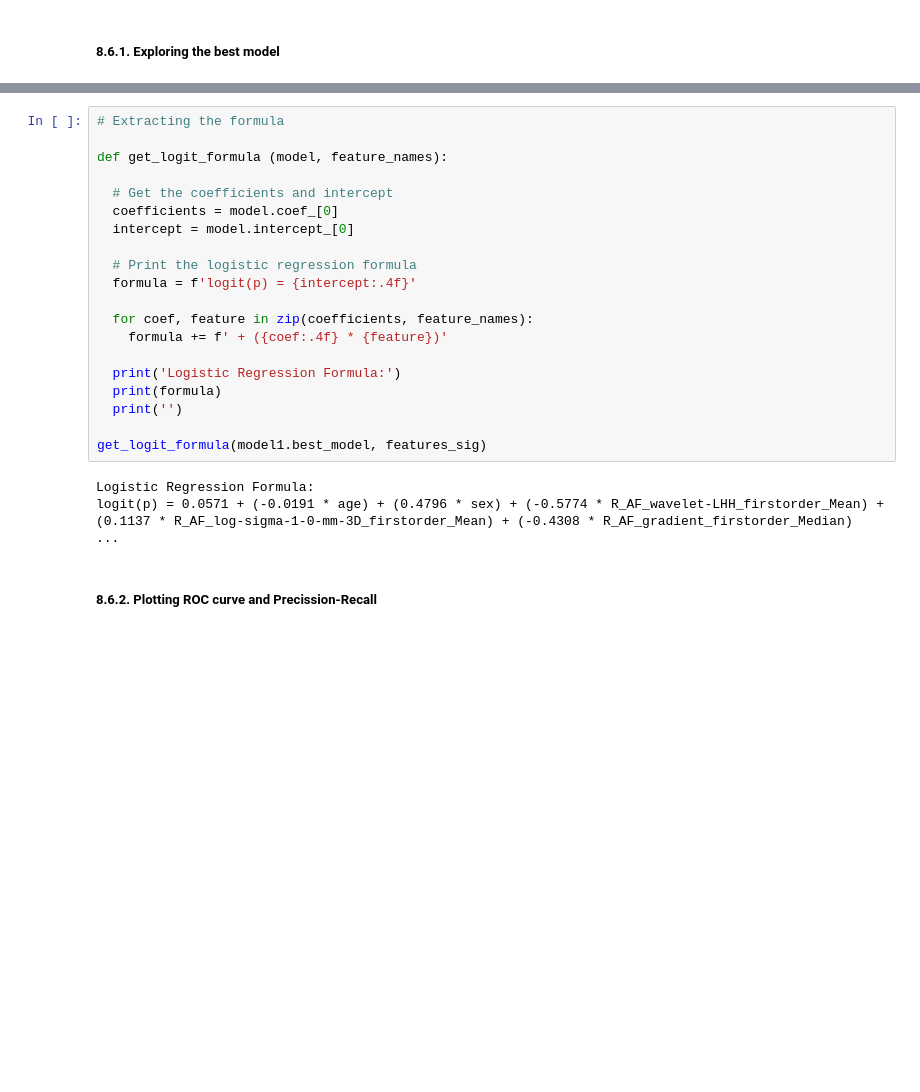
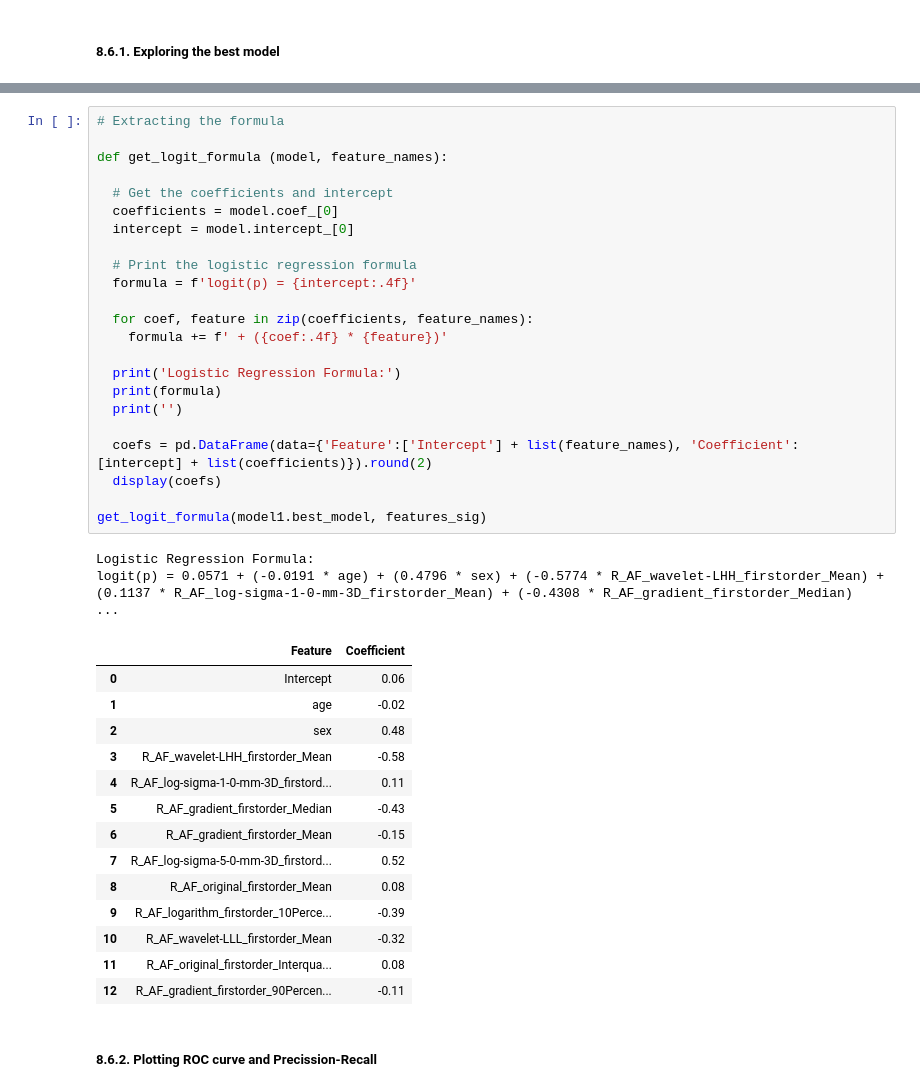
Before and after one commit to PabloMF-M/Otosclerosis_A_Radiomics_Analysis_using_Machine_Learning, a Jupyter notebook: 10. Machine Learning.ipynb, the cells around one changed output, grey strips where cells are left out. Drawn from its saved outputs; the diff is of its cells as text; blank space fills up the shorter version.

```diff
--- a/10. Machine Learning.ipynb
+++ b/10. Machine Learning.ipynb
@@ -1300,26 +1309,43 @@ AUC:      0.90 ± 0.06 [0.77, 1.00]
 # %%
 # Extracting the formula
 
 def get_logit_formula (model, feature_names):
 
   # Get the coefficients and intercept
   coefficients = model.coef_[0]
   intercept = model.intercept_[0]
 
   # Print the logistic regression formula
   formula = f'logit(p) = {intercept:.4f}'
 
   for coef, feature in zip(coefficients, feature_names):
     formula += f' + ({coef:.4f} * {feature})'
 
   print('Logistic Regression Formula:')
   print(formula)
   print('')
 
+  coefs = pd.DataFrame(data={'Feature':['Intercept'] + list(feature_names), 'Coefficient': [intercept] + list(coefficients)}).round(2)
+  display(coefs)
+
 get_logit_formula(model1.best_model, features_sig)
 # %% [output]
 Logistic Regression Formula:
 logit(p) = 0.0571 + (-0.0191 * age) + (0.4796 * sex) + (-0.5774 * R_AF_wavelet-LHH_firstorder_Mean) + (0.1137 * R_AF_log-sigma-1-0-mm-3D_firstorder_Mean) + (-0.4308 * R_AF_gradient_firstorder_Median)  ...
+|  | Feature | Coefficient |
+| 0 | Intercept | 0.06 |
+| 1 | age | -0.02 |
+| 2 | sex | 0.48 |
+| 3 | R_AF_wavelet-LHH_firstorder_Mean | -0.58 |
+| 4 | R_AF_log-sigma-1-0-mm-3D_firstord... | 0.11 |
+| 5 | R_AF_gradient_firstorder_Median | -0.43 |
+| 6 | R_AF_gradient_firstorder_Mean | -0.15 |
+| 7 | R_AF_log-sigma-5-0-mm-3D_firstord... | 0.52 |
+| 8 | R_AF_original_firstorder_Mean | 0.08 |
+| 9 | R_AF_logarithm_firstorder_10Perce... | -0.39 |
+| 10 | R_AF_wavelet-LLL_firstorder_Mean | -0.32 |
+| 11 | R_AF_original_firstorder_Interqua... | 0.08 |
+| 12 | R_AF_gradient_firstorder_90Percen... | -0.11 |
 # %% [markdown]
 ##### **8.6.2. Plotting ROC curve and Precission-Recall**
 # %%
```
Also changed, not shown: parts of 9 cells of this notebook.
